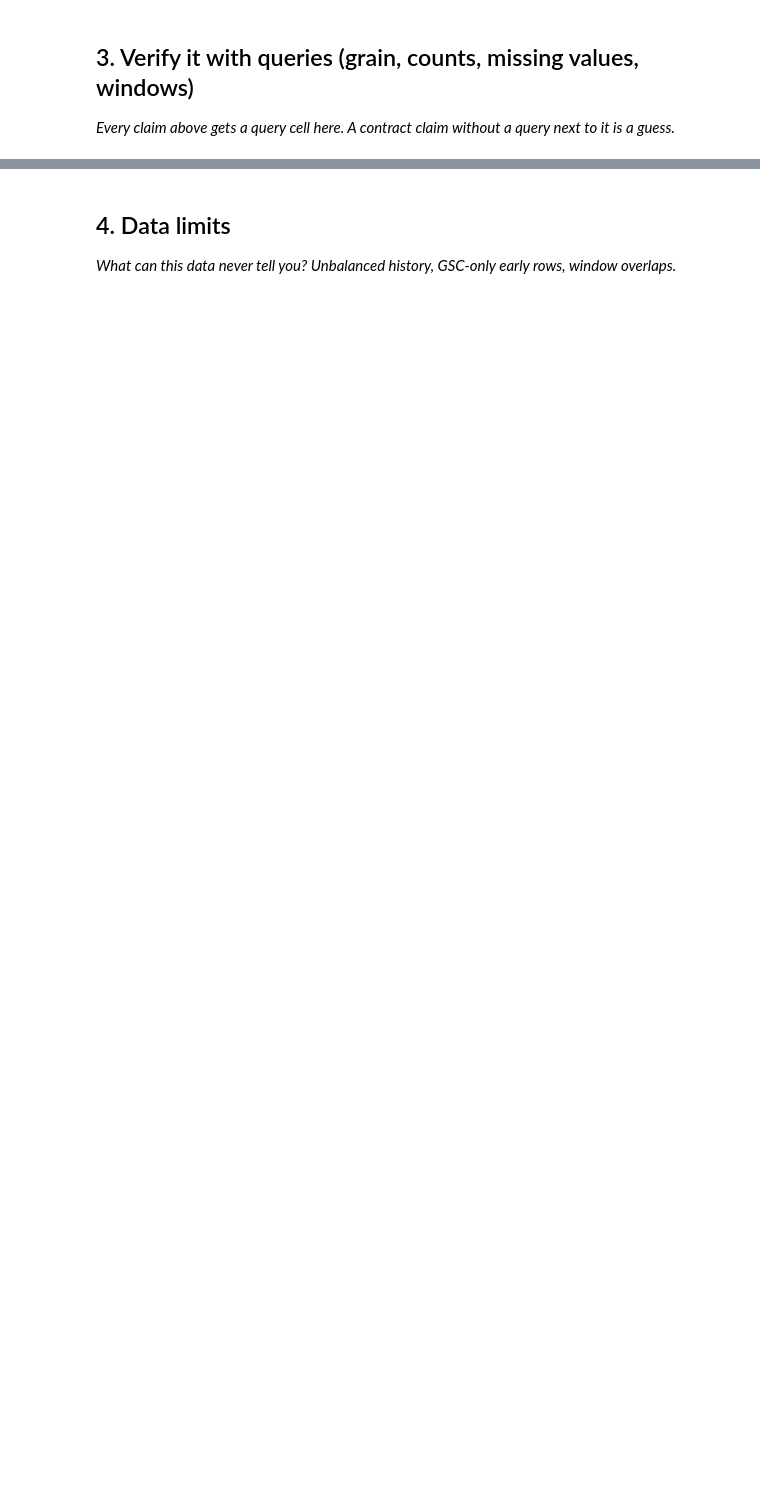
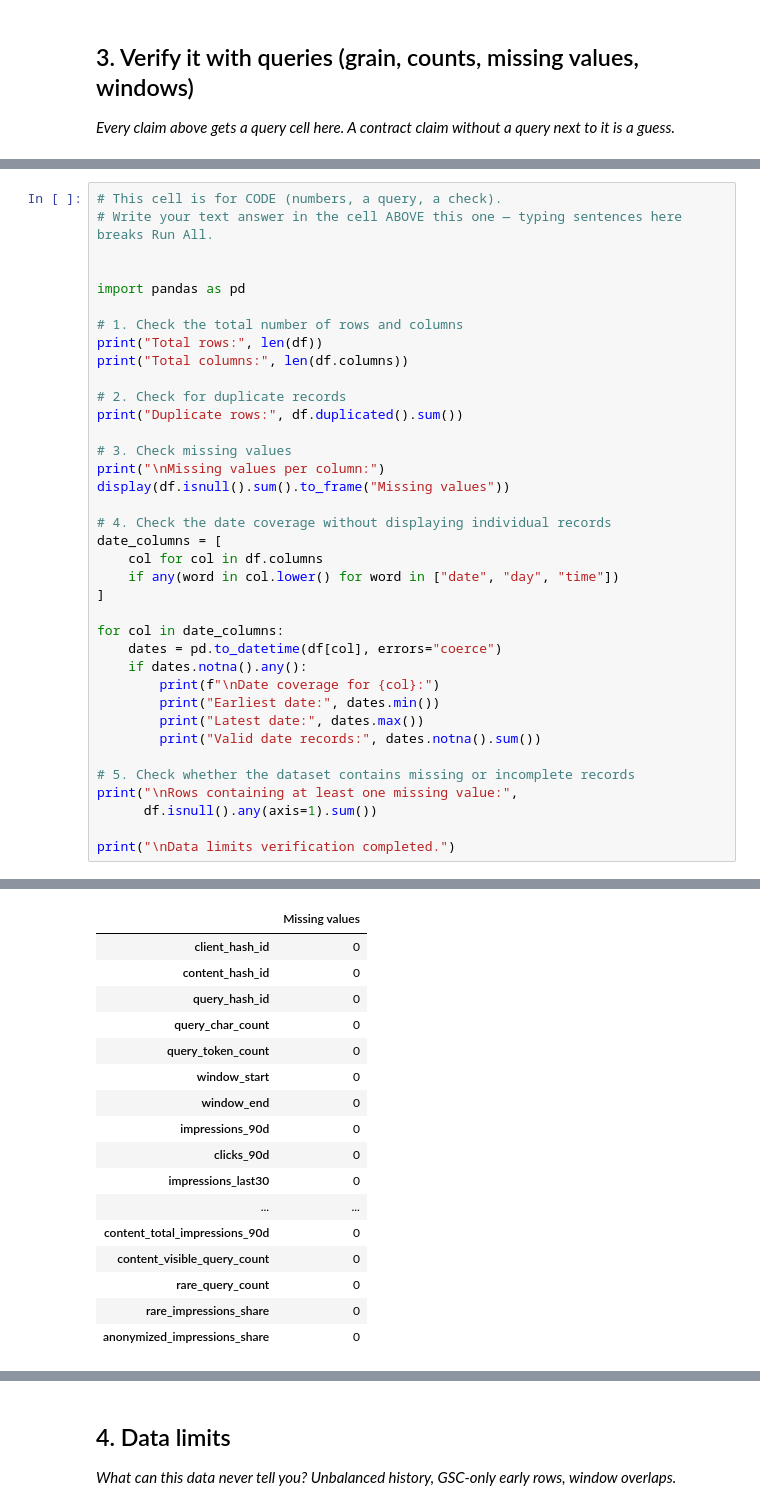
Before and after one commit to Hardik144/flyrank-ml-internship, a Jupyter notebook: work/notebooks/w03_data_contract.ipynb, the cells around one changed output, grey strips where cells are left out. Saved outputs shown, nothing was run; the diff lists cells and outputs as text; blank space fills up the shorter version.

```diff
--- a/work/notebooks/w03_data_contract.ipynb
+++ b/work/notebooks/w03_data_contract.ipynb
@@ -29,0 +129,38 @@ This skeleton is yours to fill. Work the sections **in order** — each one has
+# %%
+# This cell is for CODE (numbers, a query, a check).
+# Write your text answer in the cell ABOVE this one — typing sentences here breaks Run All.
+
+
+import pandas as pd
+
+# 1. Check the total number of rows and columns
+print("Total rows:", len(df))
+print("Total columns:", len(df.columns))
+
+# 2. Check for duplicate records
+print("Duplicate rows:", df.duplicated().sum())
+
+# 3. Check missing values
+print("\nMissing values per column:")
+display(df.isnull().sum().to_frame("Missing values"))
+
+# 4. Check the date coverage without displaying individual records
+date_columns = [
+    col for col in df.columns
+    if any(word in col.lower() for word in ["date", "day", "time"])
+]
+
+for col in date_columns:
+    dates = pd.to_datetime(df[col], errors="coerce")
+    if dates.notna().any():
+        print(f"\nDate coverage for {col}:")
+        print("Earliest date:", dates.min())
+        print("Latest date:", dates.max())
+        print("Valid date records:", dates.notna().sum())
+
+# 5. Check whether the dataset contains missing or incomplete records
+print("\nRows containing at least one missing value:",
+      df.isnull().any(axis=1).sum())
+
+print("\nData limits verification completed.")
+# %% [output]
@@ -29,0 +172,17 @@ This skeleton is yours to fill. Work the sections **in order** — each one has
+|  | Missing values |
+| client_hash_id | 0 |
+| content_hash_id | 0 |
+| query_hash_id | 0 |
+| query_char_count | 0 |
+| query_token_count | 0 |
+| window_start | 0 |
+| window_end | 0 |
+| impressions_90d | 0 |
+| clicks_90d | 0 |
+| impressions_last30 | 0 |
+| ... | ... |
+| content_total_impressions_90d | 0 |
+| content_visible_query_count | 0 |
+| rare_query_count | 0 |
+| rare_impressions_share | 0 |
+| anonymized_impressions_share | 0 |
```
Also changed, not shown: parts of 8 cells of this notebook.
